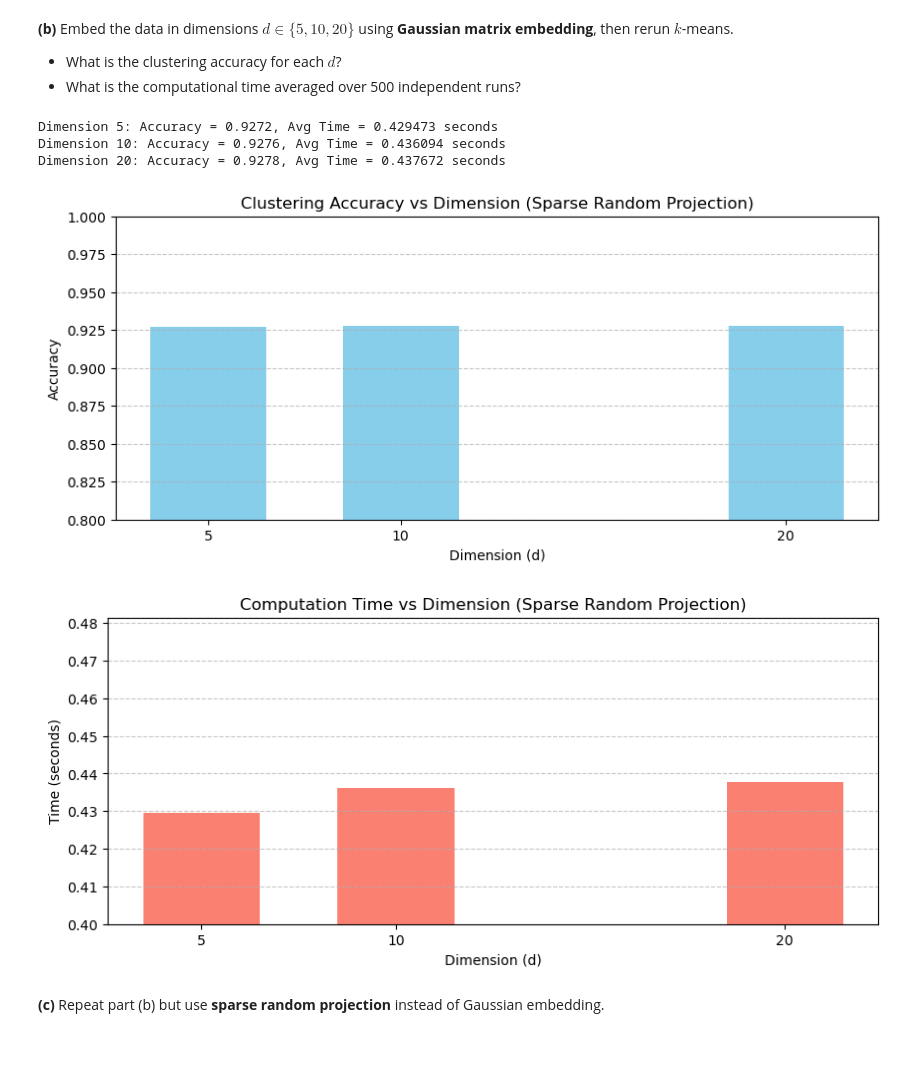
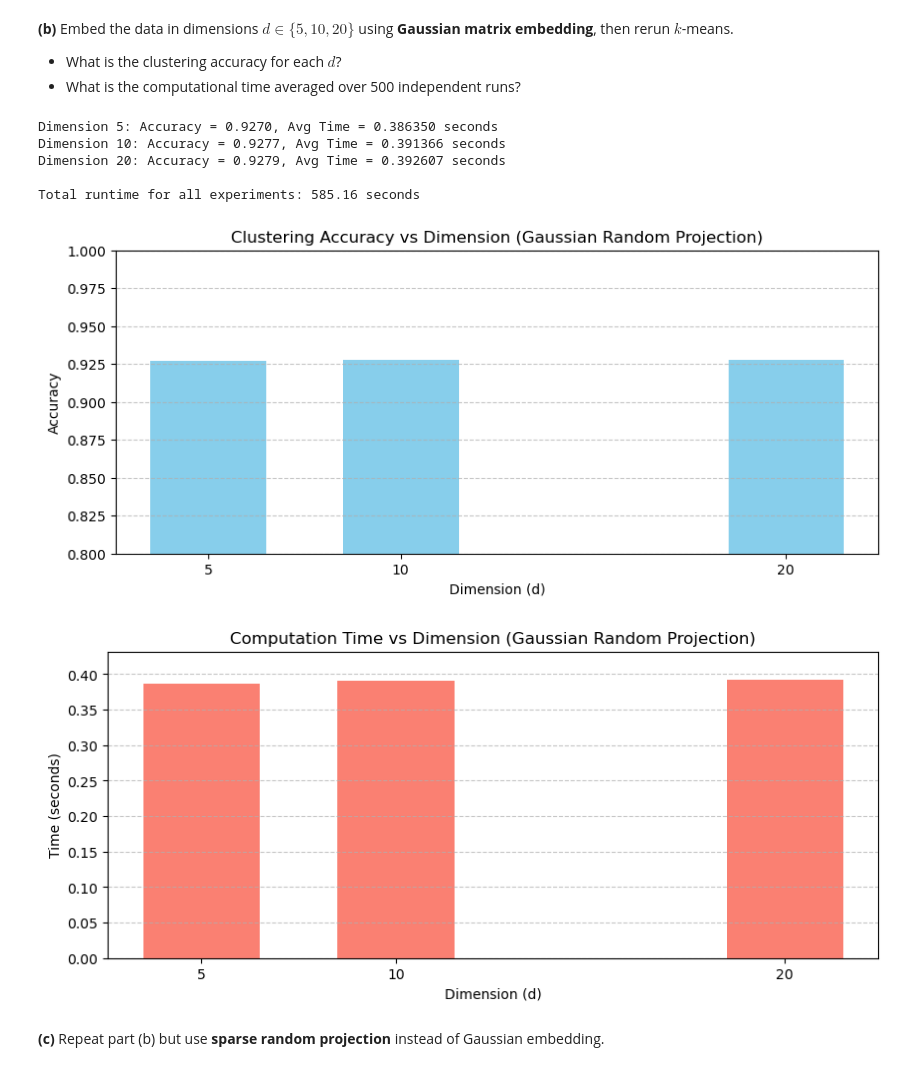
Before and after one commit to ddangman/Math425_Project1, a Jupyter notebook: project1_notebook.ipynb, the cells around one changed output. Drawn from its saved outputs; the diff is of its cells as text; code cells hidden in the pictures.

```diff
--- a/project1_notebook.ipynb
+++ b/project1_notebook.ipynb
@@ -155,42 +155,44 @@ for d in results:
     print(f"Dimension {d}: Accuracy = {results[d]['avg_accuracy']:.4f}, "
           f"Avg Time = {results[d]['avg_time']:.6f} seconds")
 
-print(f"Total Runtime: {total_runtime:.6f} seconds")
+print(f"\nTotal runtime for all experiments: {total_runtime:.2f} seconds")
 # %% [output]
-Dimension 5: Accuracy = 0.9272, Avg Time = 0.429473 seconds
-Dimension 10: Accuracy = 0.9276, Avg Time = 0.436094 seconds
-Dimension 20: Accuracy = 0.9278, Avg Time = 0.437672 seconds
+Dimension 5: Accuracy = 0.9270, Avg Time = 0.386350 seconds
+Dimension 10: Accuracy = 0.9277, Avg Time = 0.391366 seconds
+Dimension 20: Accuracy = 0.9279, Avg Time = 0.392607 seconds
+
+Total runtime for all experiments: 585.16 seconds
 # %%
 import matplotlib.pyplot as plt
 
 dims_list = list(results.keys())
 acc_list = [results[d]["avg_accuracy"] for d in dims_list]
 time_list = [results[d]["avg_time"] for d in dims_list]
 
 # Bar chart: Accuracy
 plt.figure(figsize=(10,4))
 plt.bar(dims_list, acc_list, color="skyblue", width=3)
-plt.title("Clustering Accuracy vs Dimension (Sparse Random Projection)")
+plt.title("Clustering Accuracy vs Dimension (Gaussian Random Projection)")
 plt.xlabel("Dimension (d)")
 plt.ylabel("Accuracy")
 plt.xticks(dims_list)
 plt.ylim(.8,1)  # accuracy range
 plt.grid(axis="y", linestyle="--", alpha=0.7)
 plt.show()
 
 # Bar chart: Runtime
 plt.figure(figsize=(10,4))
 plt.bar(dims_list, time_list, color="salmon", width=3)
-plt.title("Computation Time vs Dimension (Sparse Random Projection)")
+plt.title("Computation Time vs Dimension (Gaussian Random Projection)")
 plt.xlabel("Dimension (d)")
 plt.ylabel("Time (seconds)")
 plt.xticks(dims_list)
-plt.ylim(0.4, max(time_list) * 1.1)  # add 10% margin
+plt.ylim(0, max(time_list) * 1.1)  # add 10% margin
 plt.grid(axis="y", linestyle="--", alpha=0.7)
 plt.show()
 # %% [output]
-[figure, old version]
+[figure, new version]
-[figure, old version]
+[figure, new version]
 # %% [markdown]
 **(c)** Repeat part (b) but use **sparse random projection** instead of Gaussian embedding.
 # %%
```
Also changed, not shown: parts of 3 cells of this notebook.
